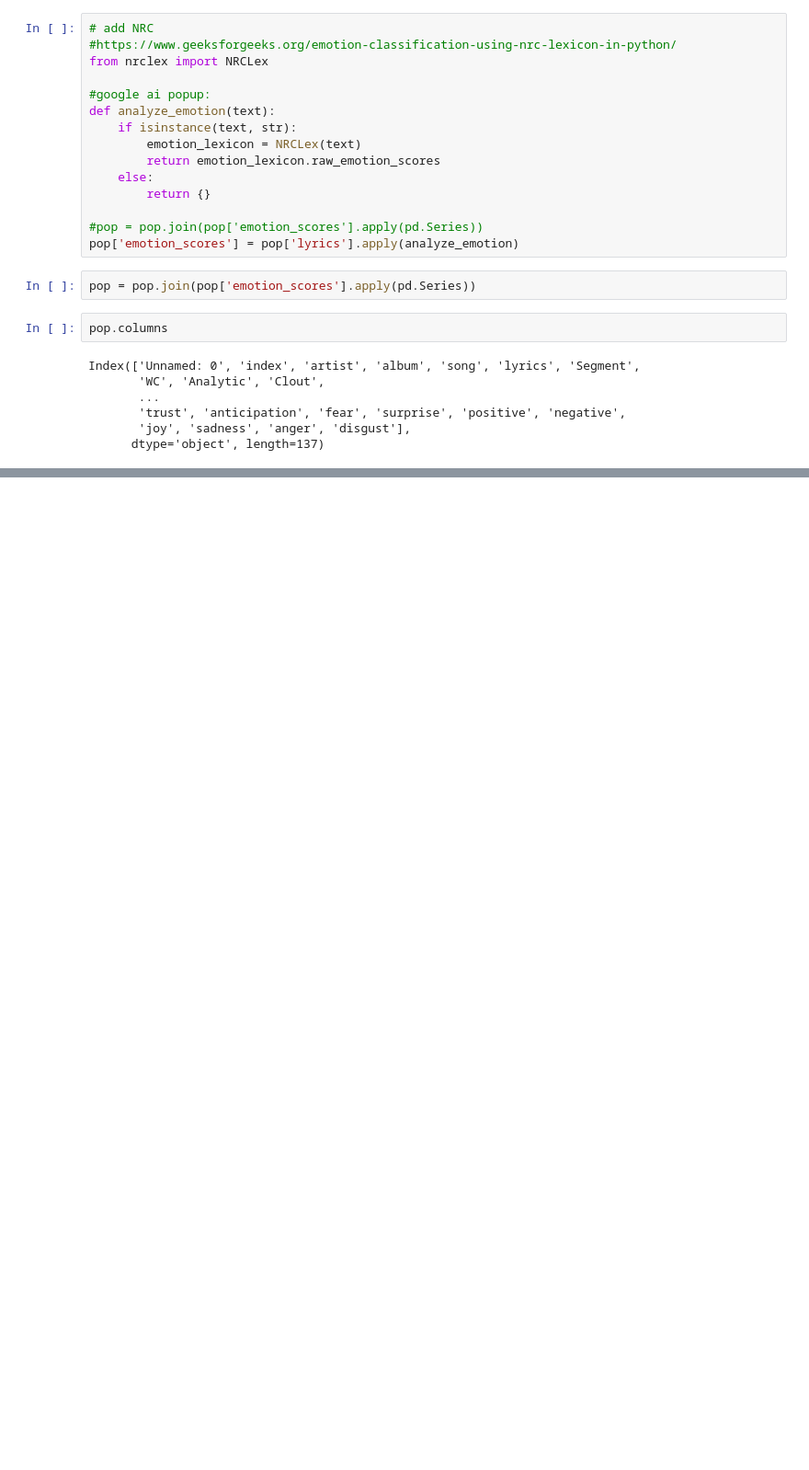
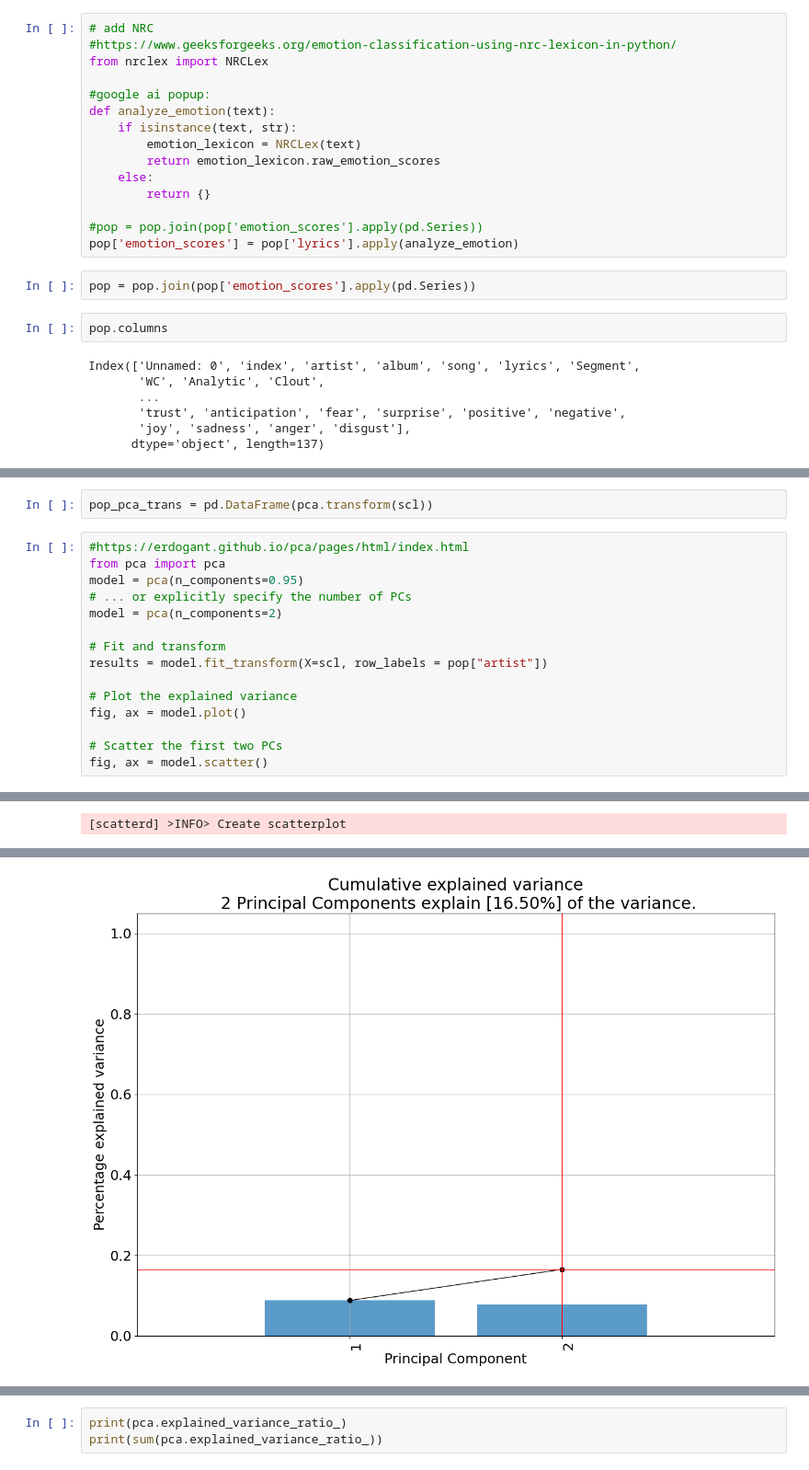
Before and after one commit to jmclip/pop_music, a Jupyter notebook: pca_draft.ipynb, the cells around one changed output, grey strips where cells are left out. Shown at 92% size. Drawn from its saved outputs; the diff is of its cells as text; blank space fills up the shorter version.

```diff
--- a/pca_draft.ipynb
+++ b/pca_draft.ipynb
@@ -68,0 +115,18 @@ pop.to_csv('pop_expanded_25_04_01.csv', index=False)
+# %%
+pop_pca_trans = pd.DataFrame(pca.transform(scl))
+# %%
+#https://erdogant.github.io/pca/pages/html/index.html
+from pca import pca
+model = pca(n_components=0.95)
+# ... or explicitly specify the number of PCs
+model = pca(n_components=2)
+
+# Fit and transform
+results = model.fit_transform(X=scl, row_labels = pop["artist"])
+
+# Plot the explained variance
+fig, ax = model.plot()
+
+# Scatter the first two PCs
+fig, ax = model.scatter()
+# %% [output]
@@ -68,0 +147 @@ pop.to_csv('pop_expanded_25_04_01.csv', index=False)
+[scatterd] >INFO> Create scatterplot
@@ -68,0 +149 @@ pop.to_csv('pop_expanded_25_04_01.csv', index=False)
+[figure, added]
@@ -68,0 +151,3 @@ pop.to_csv('pop_expanded_25_04_01.csv', index=False)
+# %%
+print(pca.explained_variance_ratio_)
+print(sum(pca.explained_variance_ratio_))
```
Also changed, not shown: parts of 13 cells of this notebook, 1 other file.
